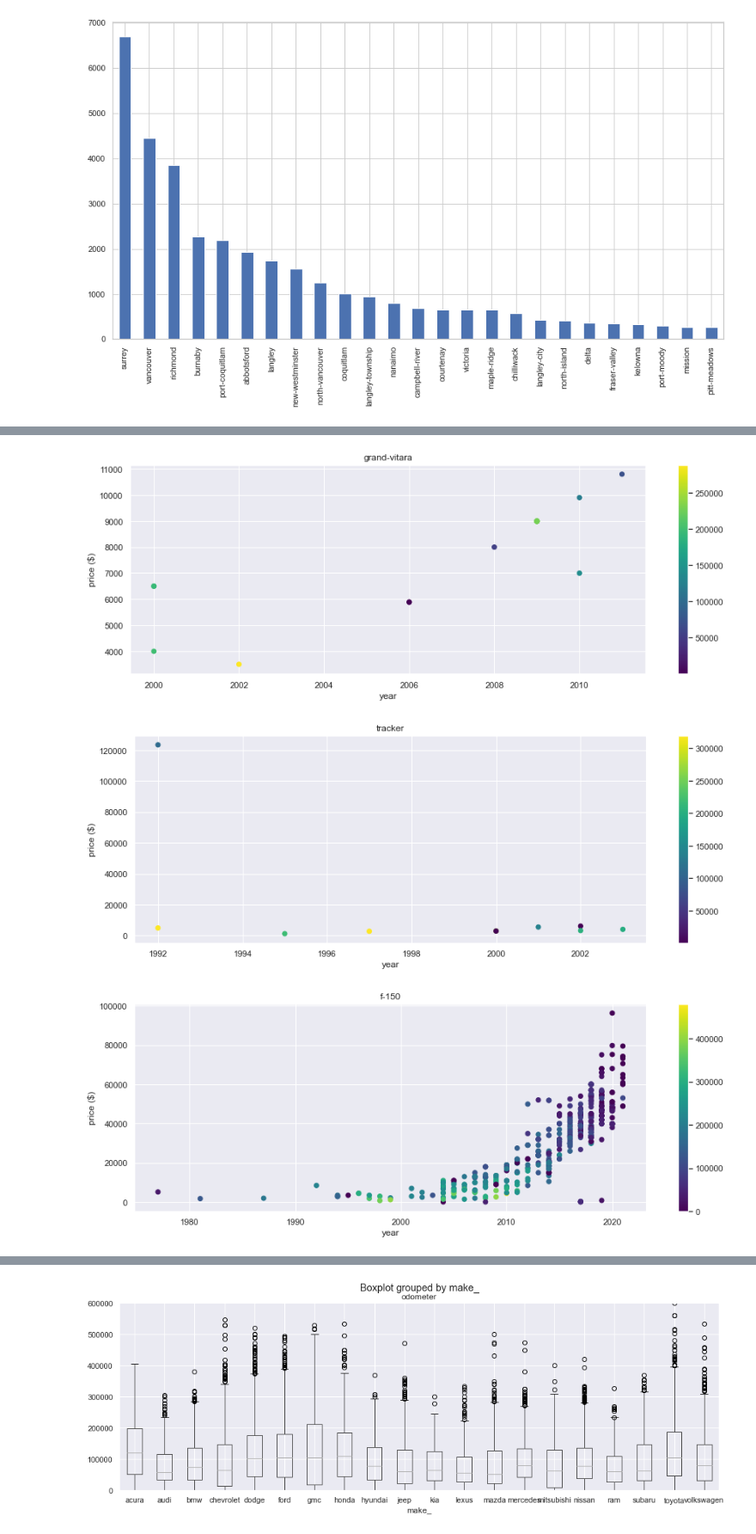
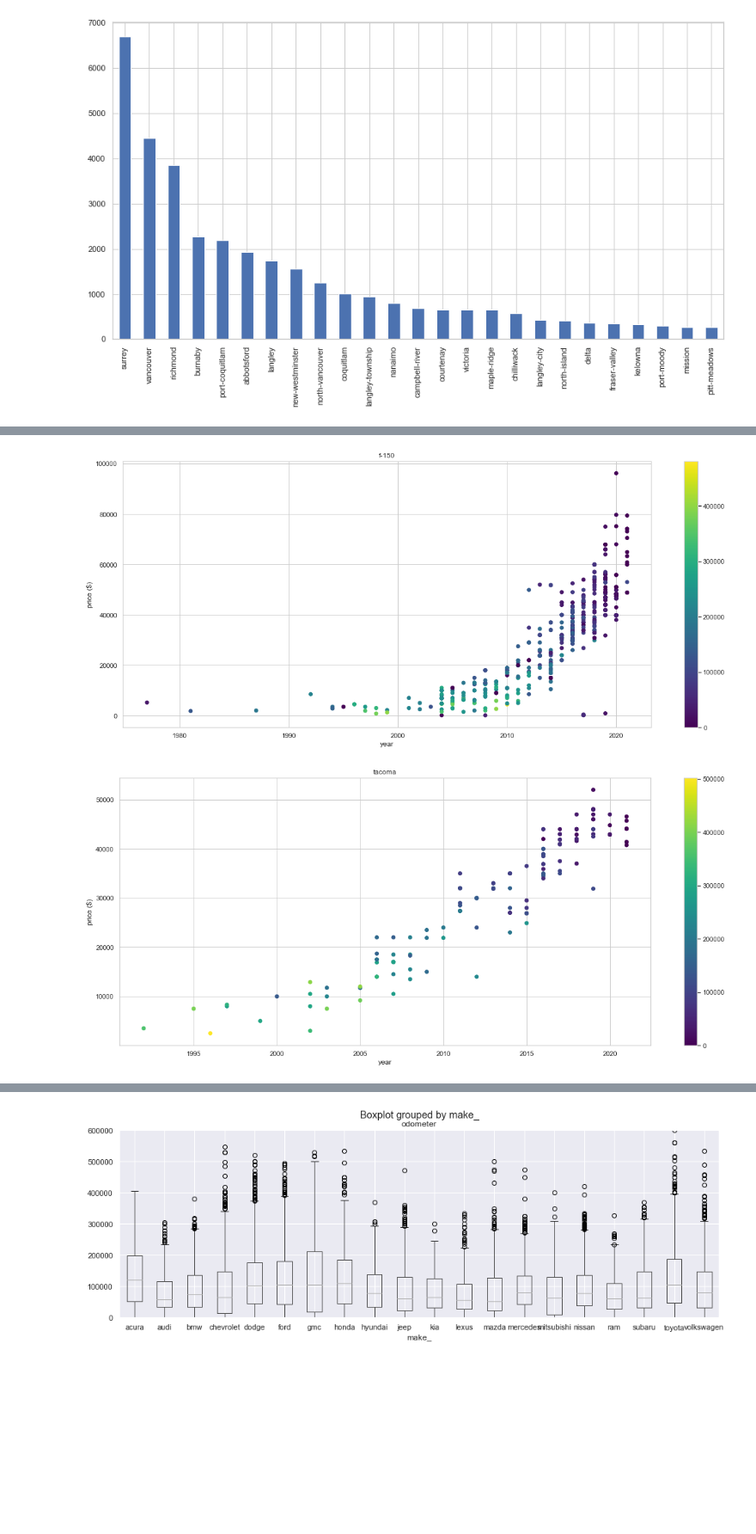
Before and after one commit to asylve/Craiglist-Cars-Study, a Jupyter notebook: EDA.ipynb, the cells around one changed output, grey strips where cells are left out. Shown at 86% size. Cells and saved outputs as stored; diff of their text form; code cells hidden in the pictures; blank space fills up the shorter version.

```diff
--- a/EDA.ipynb
+++ b/EDA.ipynb
@@ -162,14 +223,13 @@ plt.show()
 # %%
-names = ['grand-vitara', 'tracker',  'f-150', 'frontier', 'ram', 'ranger', 'sierra', 'tacoma', '4runner', 'canyon', 'ridgeline', 'colorado', '1500']
+names = ['f-150', 'tacoma']
 for name in names:
     df = cars[(cars['model0']==name) & (cars['drive']==' 4wd')]
     trucks = plt.scatter(x = df['year'], y = df['price'], c=df['odometer'], cmap='viridis')
     plt.colorbar(trucks)
     plt.xlabel('year')
     plt.ylabel('price ($)')
     plt.title(name)
     plt.show()
 # %% [output]
-[figure, old version]
+[figure, new version]
-[figure, old version]
+[figure, new version]
-[figure, removed]
```
Also changed, not shown: parts of 17 cells of this notebook.
